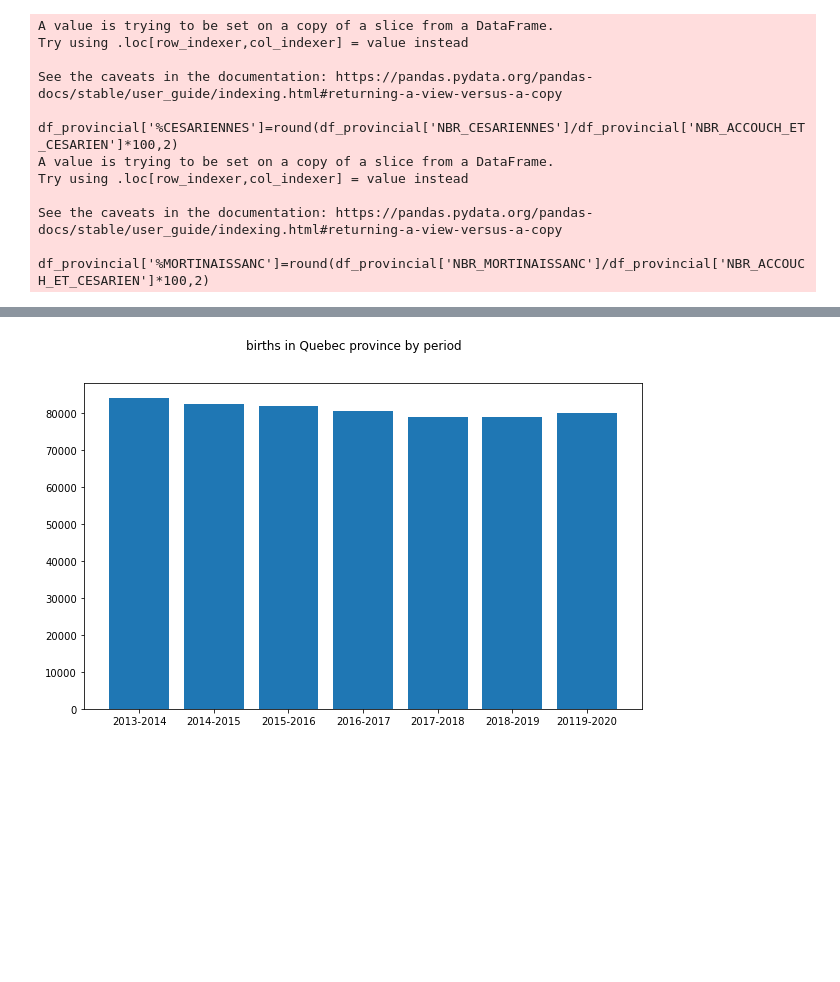
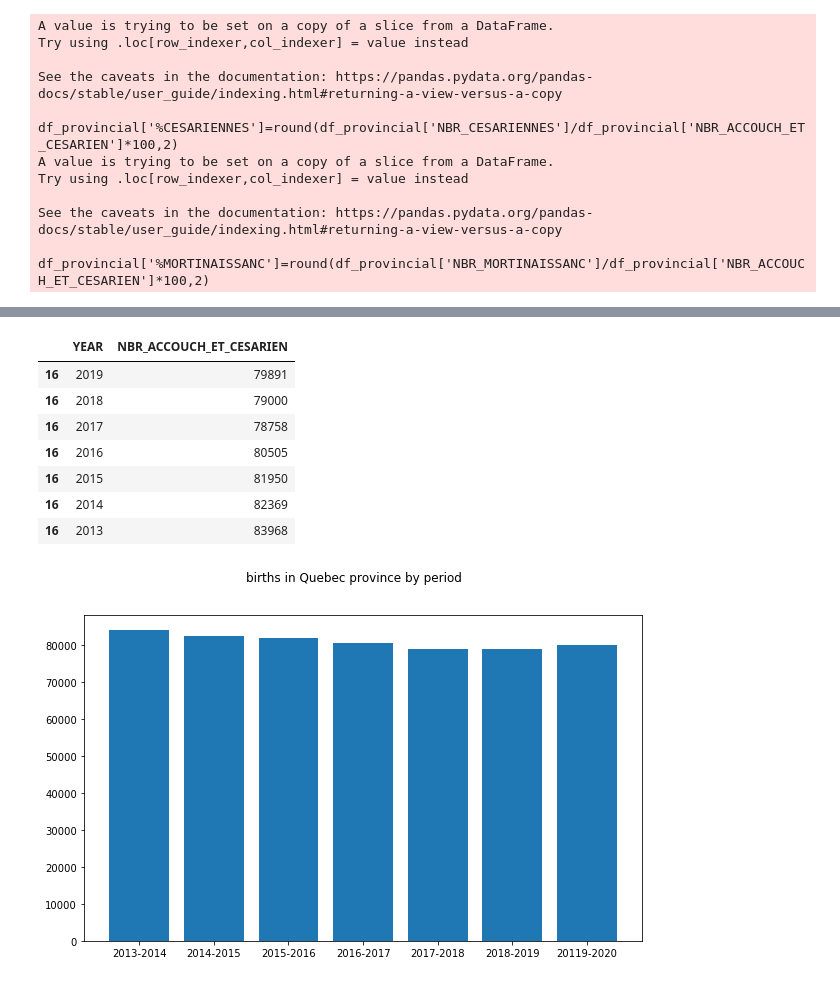
Before and after one commit to legabri/Udacity_Project_1_EDA_and_Text_Blog, a Jupyter notebook: udacity_project_1.ipynb, the cells around one changed output, grey strips where cells are left out. Saved outputs shown, nothing was run; the diff lists cells and outputs as text; code cells hidden in the pictures; blank space fills up the shorter version.

```diff
--- a/udacity_project_1.ipynb
+++ b/udacity_project_1.ipynb
@@ -395,3 +412,15 @@ df_provincial
+# %%
+summary_table=df_provincial[['YEAR','NBR_ACCOUCH_ET_CESARIEN']]#.sort_values(by='YEAR')
+summary_table
+# %% [output]
+|  | YEAR | NBR_ACCOUCH_ET_CESARIEN |
+| 16 | 2019 | 79891 |
+| 16 | 2018 | 79000 |
+| 16 | 2017 | 78758 |
+| 16 | 2016 | 80505 |
+| 16 | 2015 | 81950 |
+| 16 | 2014 | 82369 |
+| 16 | 2013 | 83968 |
 # %%
 #simple barchart for give a visual idea
 #explicar aqui
```
Also changed, not shown: parts of 25 cells of this notebook.
